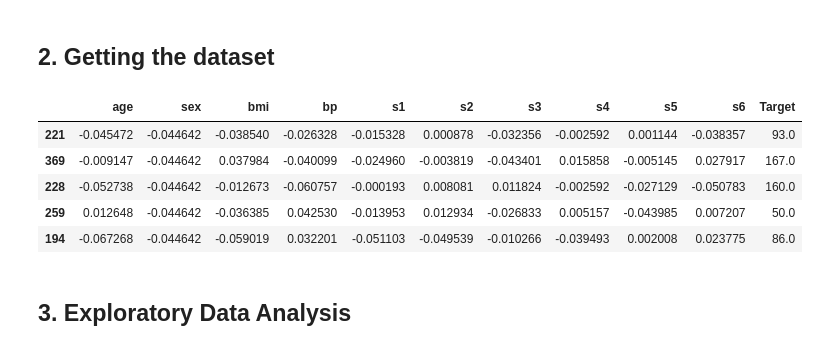
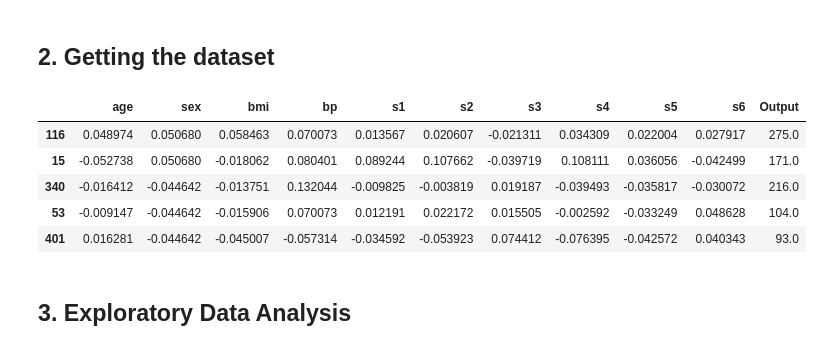
Before and after one commit to AmanKrSahu/ML-Algorithms-Implementation, a Jupyter notebook: Linear Regression.ipynb, the cells around one changed output. Drawn from its saved outputs; the diff is of its cells as text; code cells hidden in the pictures.

```diff
--- a/Linear Regression.ipynb
+++ b/Linear Regression.ipynb
@@ -67,15 +67,15 @@ diabetes_dataset = sklearn.datasets.load_diabetes()
 # %%
 # Creating a dataframe
 df = pd.DataFrame(data=diabetes_dataset['data'], columns=diabetes_dataset['feature_names'])
-df['Target'] = diabetes_dataset['target']
+df['Output'] = diabetes_dataset['target']
 df.sample(5)
 # %% [output]
-|  | age | sex | bmi | bp | s1 | s2 | s3 | s4 | s5 | s6 | Target |
-| 221 | -0.045472 | -0.044642 | -0.038540 | -0.026328 | -0.015328 | 0.000878 | -0.032356 | -0.002592 | 0.001144 | -0.038357 | 93.0 |
-| 369 | -0.009147 | -0.044642 | 0.037984 | -0.040099 | -0.024960 | -0.003819 | -0.043401 | 0.015858 | -0.005145 | 0.027917 | 167.0 |
-| 228 | -0.052738 | -0.044642 | -0.012673 | -0.060757 | -0.000193 | 0.008081 | 0.011824 | -0.002592 | -0.027129 | -0.050783 | 160.0 |
-| 259 | 0.012648 | -0.044642 | -0.036385 | 0.042530 | -0.013953 | 0.012934 | -0.026833 | 0.005157 | -0.043985 | 0.007207 | 50.0 |
-| 194 | -0.067268 | -0.044642 | -0.059019 | 0.032201 | -0.051103 | -0.049539 | -0.010266 | -0.039493 | 0.002008 | 0.023775 | 86.0 |
+|  | age | sex | bmi | bp | s1 | s2 | s3 | s4 | s5 | s6 | Output |
+| 116 | 0.048974 | 0.050680 | 0.058463 | 0.070073 | 0.013567 | 0.020607 | -0.021311 | 0.034309 | 0.022004 | 0.027917 | 275.0 |
+| 15 | -0.052738 | 0.050680 | -0.018062 | 0.080401 | 0.089244 | 0.107662 | -0.039719 | 0.108111 | 0.036056 | -0.042499 | 171.0 |
+| 340 | -0.016412 | -0.044642 | -0.013751 | 0.132044 | -0.009825 | -0.003819 | 0.019187 | -0.039493 | -0.035817 | -0.030072 | 216.0 |
+| 53 | -0.009147 | -0.044642 | -0.015906 | 0.070073 | 0.012191 | 0.022172 | 0.015505 | -0.002592 | -0.033249 | 0.048628 | 104.0 |
+| 401 | 0.016281 | -0.044642 | -0.045007 | -0.057314 | -0.034592 | -0.053923 | 0.074412 | -0.076395 | -0.042572 | 0.040343 | 93.0 |
 # %% [markdown]
 ## 3. Exploratory Data Analysis
 # %% [markdown]
```
Also changed, not shown: parts of 13 cells of this notebook, 2 other files.
